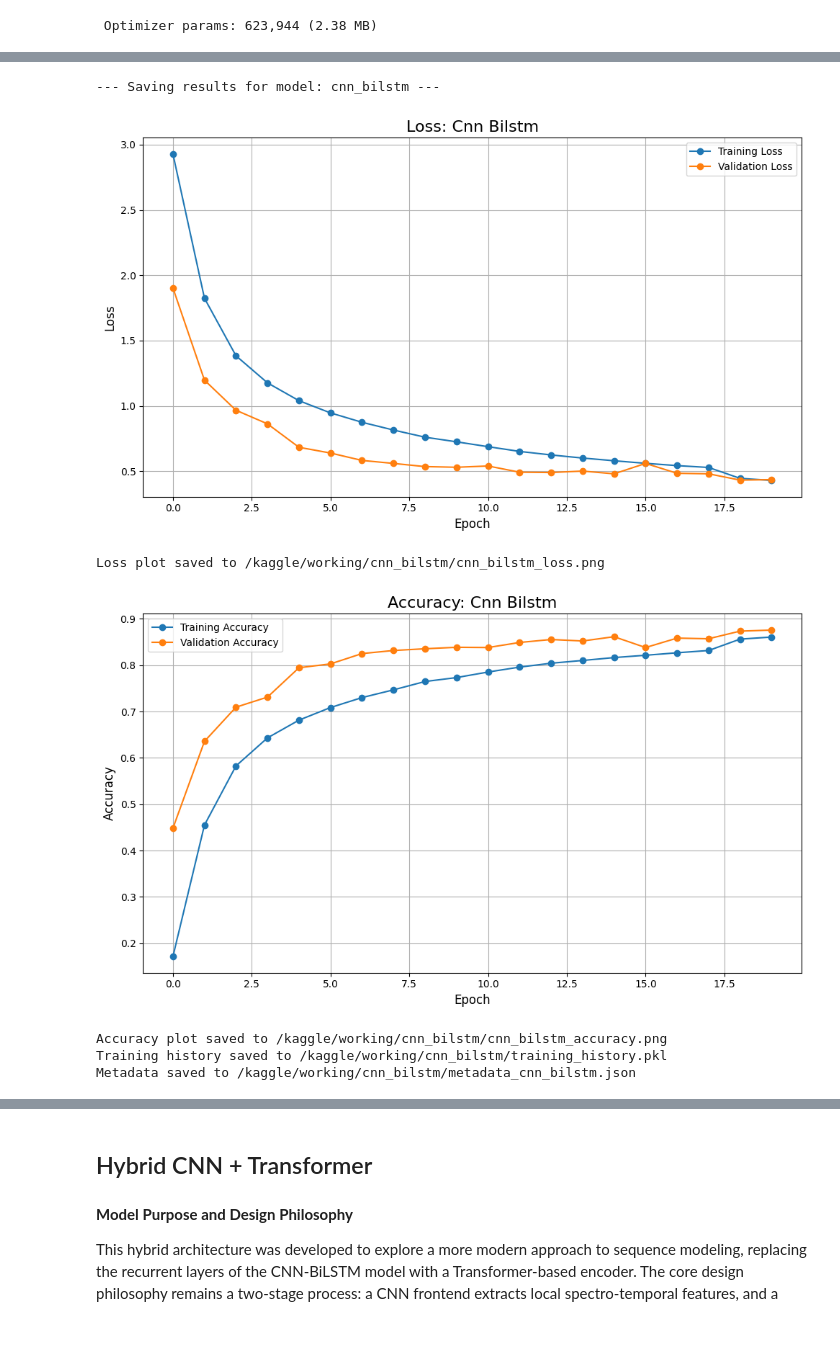
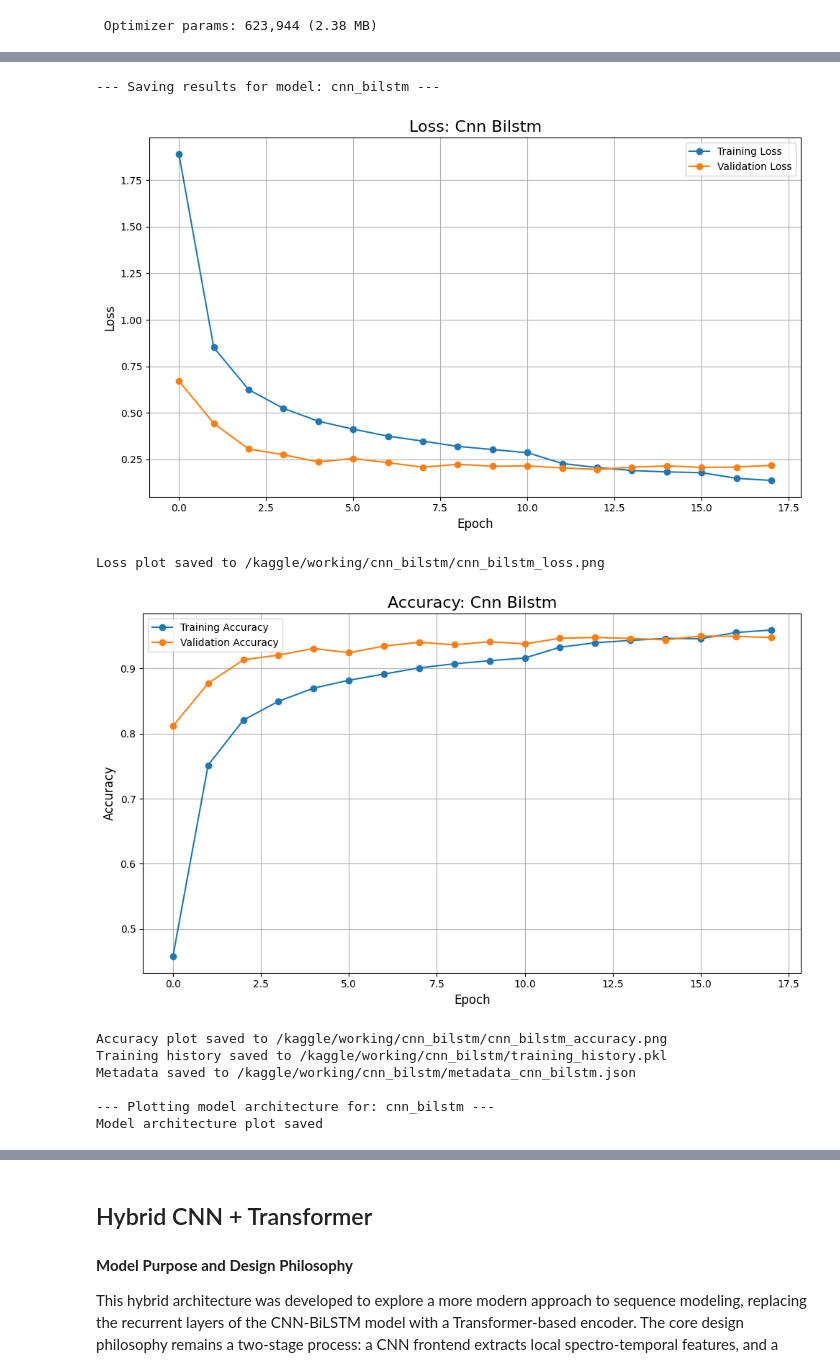
Before and after one commit to Albi1999/Speech_command_recognition, a Jupyter notebook: speech-command-recognition-full.ipynb, the cells around one changed output, grey strips where cells are left out. Saved outputs shown, nothing was run; the diff lists cells and outputs as text; code cells hidden in the pictures; blank space fills up the shorter version.

```diff
--- a/speech-command-recognition-full.ipynb
+++ b/speech-command-recognition-full.ipynb
@@ -1004,19 +1002,21 @@ class CNNBiLSTMModel:
         inputs = tf.keras.Input(shape=self.input_shape)
 
         # CNN Layers
-        x = layers.Conv2D(16, (3, 3), activation='relu', padding='same')(inputs)
+        x = layers.Conv2D(32, (3, 3), activation='relu', padding='same')(inputs)
         x = layers.BatchNormalization()(x)
         x = layers.MaxPooling2D(pool_size=(2, 2))(x)
 
-        x = layers.Conv2D(32, (3, 3), activation='relu', padding='same')(x)
+        x = layers.Conv2D(64, (3, 3), activation='relu', padding='same')(x)
         x = layers.BatchNormalization()(x)
         x = layers.MaxPooling2D(pool_size=(2, 2))(x)
 
         # Reshape
-        x = layers.Reshape((10, 800))(x)
+        x = layers.Permute((2, 1, 3))(x)
+        current_shape = x.shape
+        x = layers.Reshape((current_shape[1], current_shape[2] * current_shape[3]))(x)
 
         # Feature Compression
-        x = layers.TimeDistributed(layers.Dense(64, activation='relu'))(x)
+        x = layers.TimeDistributed(layers.Dense(128, activation='relu'))(x)
 
         # BiLSTM with return_sequences
         x = layers.Bidirectional(
@@ -1029,7 +1029,7 @@ class CNNBiLSTMModel:
         # Dropout + Classifier
         x = layers.Dropout(self.dropout_rate)(x)
         x = layers.Dense(self.dense_units, activation='relu')(x)
-        x = layers.Dropout(self.dropout_rate / 1.5)(x)
+        x = layers.Dropout(self.dropout_rate)(x)
         outputs = layers.Dense(self.num_classes, activation='softmax')(x)
 
         return models.Model(inputs, outputs)
@@ -1145,10 +1145,13 @@ Test loss: 0.4642
 # %%
-save_and_plot_results(history, model, model_name, saving_dir, transformer = True)
+save_and_plot_results(history, model, model_name, saving_dir)
 # %% [output]
 --- Saving results for model: cnn_bilstm ---
-[figure, old version]
+[figure, new version]
 Loss plot saved to /kaggle/working/cnn_bilstm/cnn_bilstm_loss.png
-[figure, old version]
+[figure, new version]
 Accuracy plot saved to /kaggle/working/cnn_bilstm/cnn_bilstm_accuracy.png
 Training history saved to /kaggle/working/cnn_bilstm/training_history.pkl
 Metadata saved to /kaggle/working/cnn_bilstm/metadata_cnn_bilstm.json
+
+--- Plotting model architecture for: cnn_bilstm ---
+Model architecture plot saved
```
Also changed, not shown: parts of 36 cells of this notebook.
